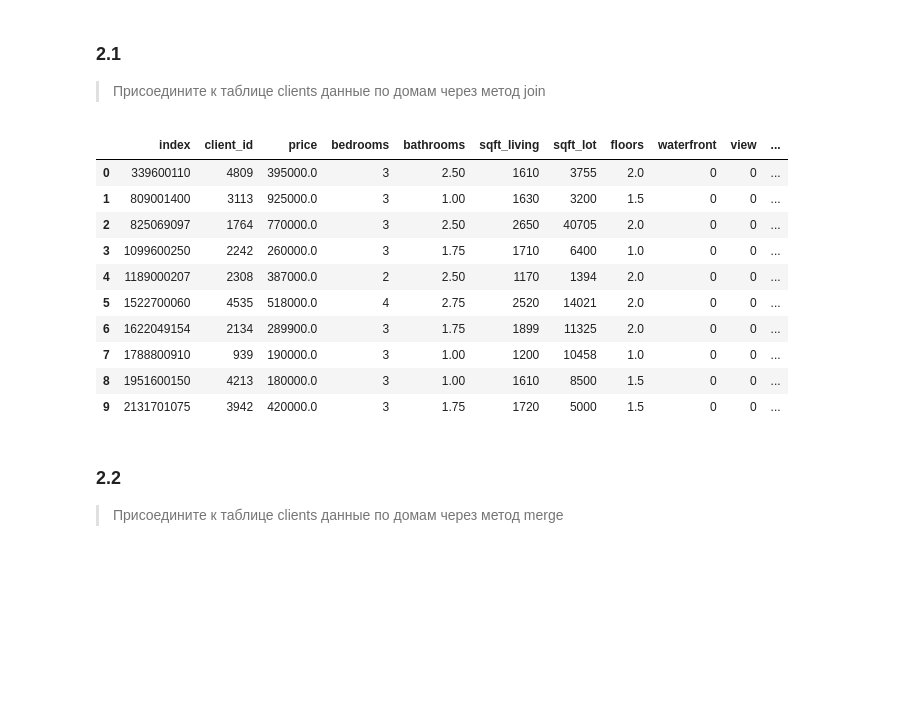
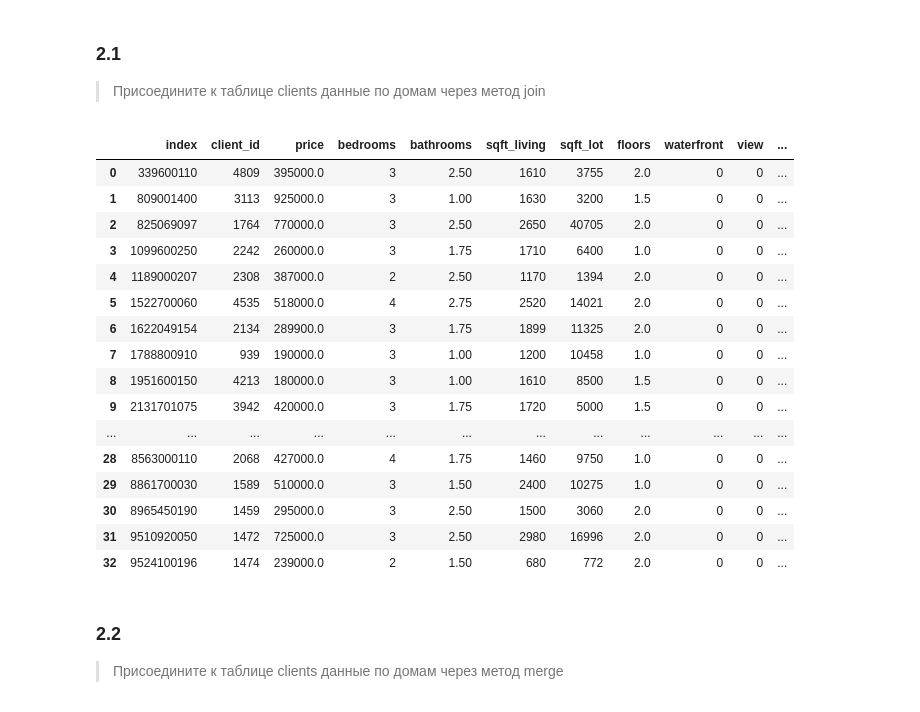
Before and after one commit to BorisLukashenok/Python_Pandas, a Jupyter notebook: DZ/DZ3.ipynb, the cells around one changed output. Drawn from its saved outputs; the diff is of its cells as text; code cells hidden in the pictures; blank space fills up the shorter version.

```diff
--- a/DZ/DZ3.ipynb
+++ b/DZ/DZ3.ipynb
@@ -139,19 +139,25 @@ clients
 # %%
 df_J = df.set_index('id')
 client_J= clients.set_index('house_id').join(df_J).reset_index()
-client_J.head(10)
+client_J
 # %% [output]
 |  | index | client_id | price | bedrooms | bathrooms | sqft_living | sqft_lot | floors | waterfront | view | ... |
 | 0 | 339600110 | 4809 | 395000.0 | 3 | 2.50 | 1610 | 3755 | 2.0 | 0 | 0 | ... |
 | 1 | 809001400 | 3113 | 925000.0 | 3 | 1.00 | 1630 | 3200 | 1.5 | 0 | 0 | ... |
 | 2 | 825069097 | 1764 | 770000.0 | 3 | 2.50 | 2650 | 40705 | 2.0 | 0 | 0 | ... |
 | 3 | 1099600250 | 2242 | 260000.0 | 3 | 1.75 | 1710 | 6400 | 1.0 | 0 | 0 | ... |
 | 4 | 1189000207 | 2308 | 387000.0 | 2 | 2.50 | 1170 | 1394 | 2.0 | 0 | 0 | ... |
 | 5 | 1522700060 | 4535 | 518000.0 | 4 | 2.75 | 2520 | 14021 | 2.0 | 0 | 0 | ... |
 | 6 | 1622049154 | 2134 | 289900.0 | 3 | 1.75 | 1899 | 11325 | 2.0 | 0 | 0 | ... |
 | 7 | 1788800910 | 939 | 190000.0 | 3 | 1.00 | 1200 | 10458 | 1.0 | 0 | 0 | ... |
 | 8 | 1951600150 | 4213 | 180000.0 | 3 | 1.00 | 1610 | 8500 | 1.5 | 0 | 0 | ... |
 | 9 | 2131701075 | 3942 | 420000.0 | 3 | 1.75 | 1720 | 5000 | 1.5 | 0 | 0 | ... |
+| ... | ... | ... | ... | ... | ... | ... | ... | ... | ... | ... | ... |
+| 28 | 8563000110 | 2068 | 427000.0 | 4 | 1.75 | 1460 | 9750 | 1.0 | 0 | 0 | ... |
+| 29 | 8861700030 | 1589 | 510000.0 | 3 | 1.50 | 2400 | 10275 | 1.0 | 0 | 0 | ... |
+| 30 | 8965450190 | 1459 | 295000.0 | 3 | 2.50 | 1500 | 3060 | 2.0 | 0 | 0 | ... |
+| 31 | 9510920050 | 1472 | 725000.0 | 3 | 2.50 | 2980 | 16996 | 2.0 | 0 | 0 | ... |
+| 32 | 9524100196 | 1474 | 239000.0 | 2 | 1.50 | 680 | 772 | 2.0 | 0 | 0 | ... |
 # %% [markdown]
 ### 2.2
 > Присоедините к таблице clients данные по домам через метод merge
```
Also changed, not shown: parts of 1 cell of this notebook.
